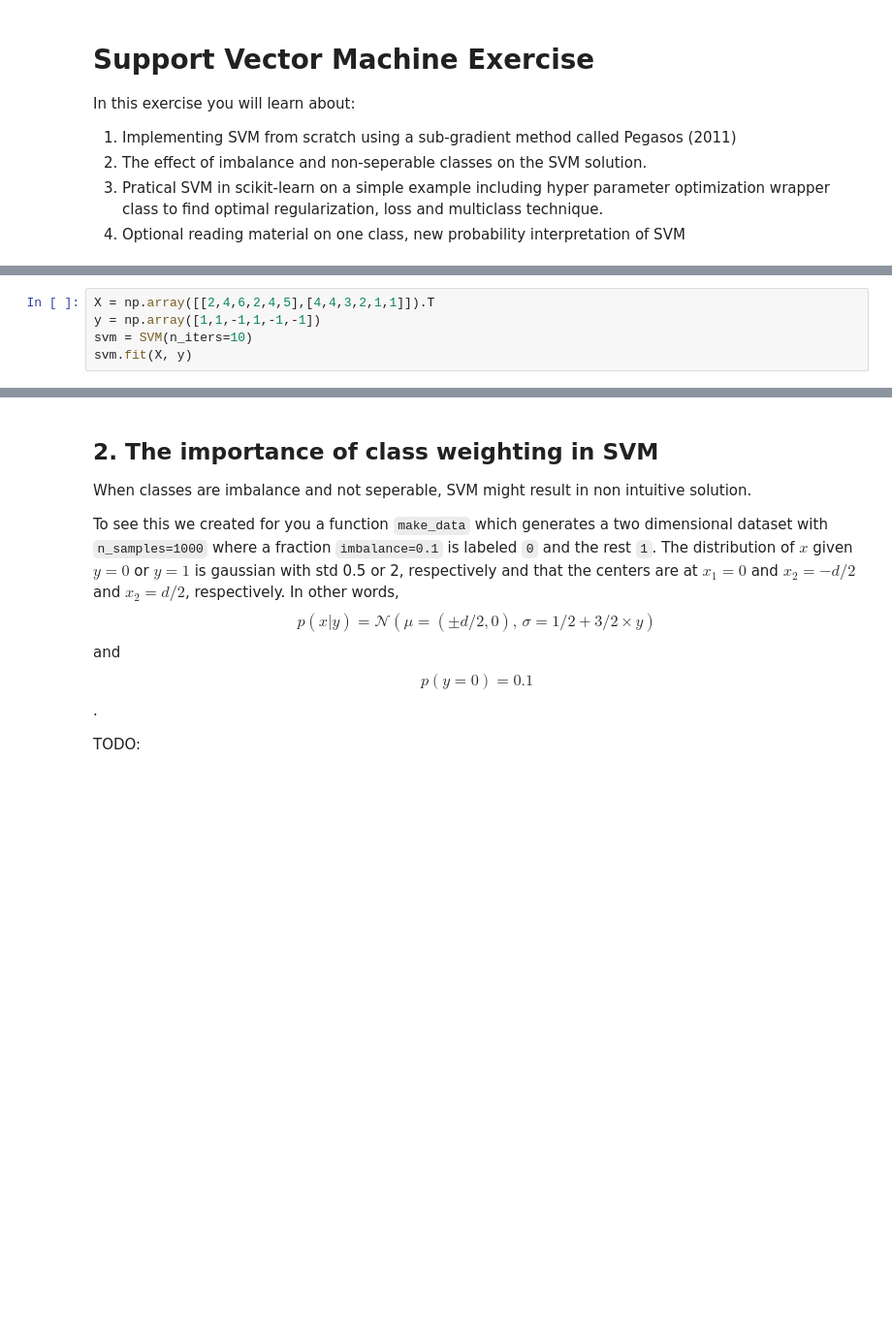
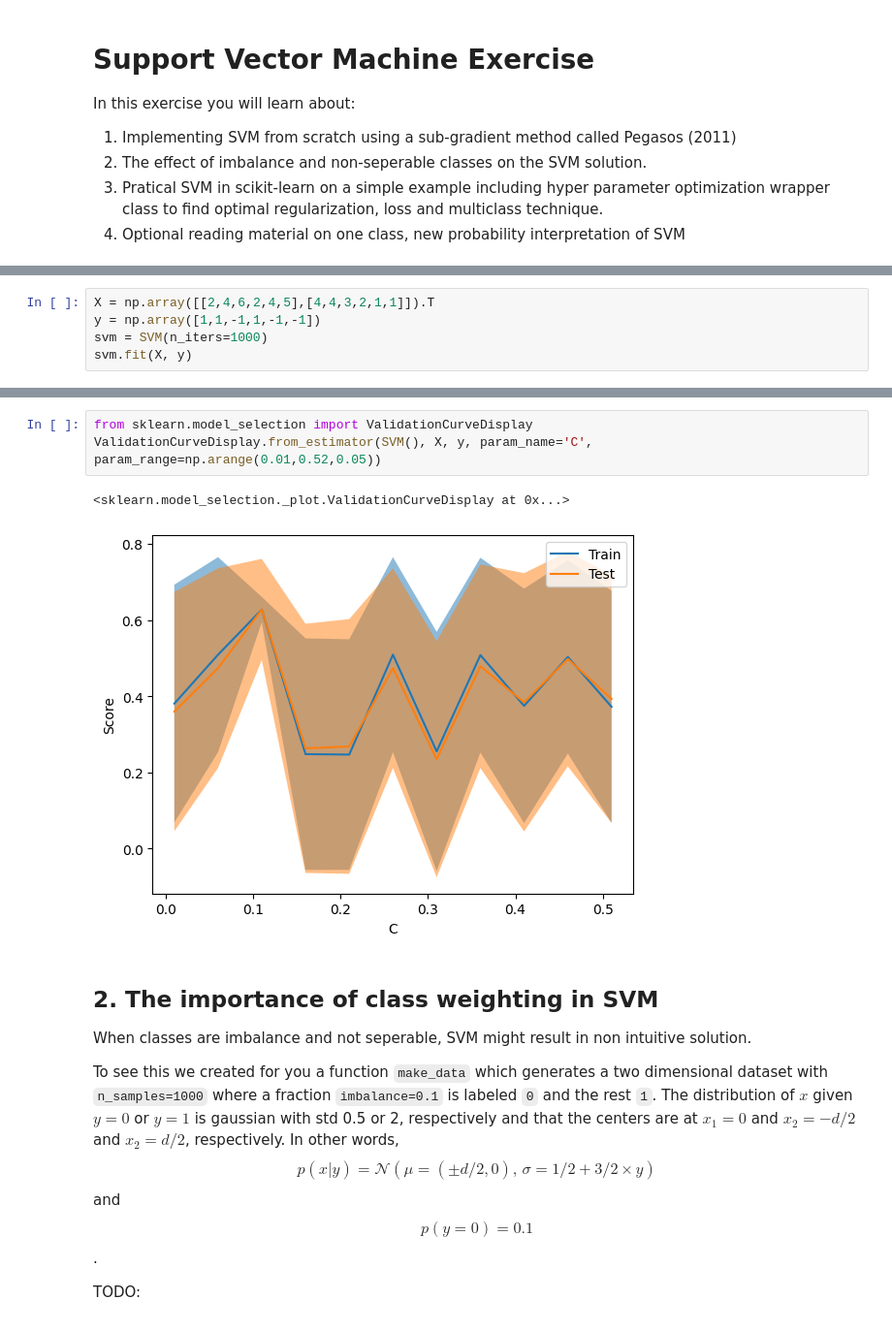
Before and after one commit to anidima/ydata_ml_sl, a Jupyter notebook: HW2_svm_Pegasos.ipynb, the cells around one changed output, grey strips where cells are left out. Shown at 97% size. Cells and saved outputs as stored; diff of their text form; blank space fills up the shorter version.

Commit message:
cross validation and validation curve

```diff
--- a/HW2_svm_Pegasos.ipynb
+++ b/HW2_svm_Pegasos.ipynb
@@ -77,6 +117,6 @@ class SVM:
 # %%
 X = np.array([[2,4,6,2,4,5],[4,4,3,2,1,1]]).T
 y = np.array([1,1,-1,1,-1,-1])
-svm = SVM(n_iters=10)
+svm = SVM(n_iters=1000)
 svm.fit(X, y)
 # %% [output]
@@ -100,3 +173,9 @@ svm.fit(X, y)
+# %%
+from sklearn.model_selection import ValidationCurveDisplay
+ValidationCurveDisplay.from_estimator(SVM(), X, y, param_name='C', param_range=np.arange(0.01,0.52,0.05))
+# %% [output]
+<sklearn.model_selection._plot.ValidationCurveDisplay at 0x...>
+[figure, added]
 # %% [markdown]
 ## 2. The importance of class weighting in SVM
 When classes are imbalance and not seperable, SVM might result in non intuitive solution.
```
Also changed, not shown: parts of 6 cells of this notebook.
